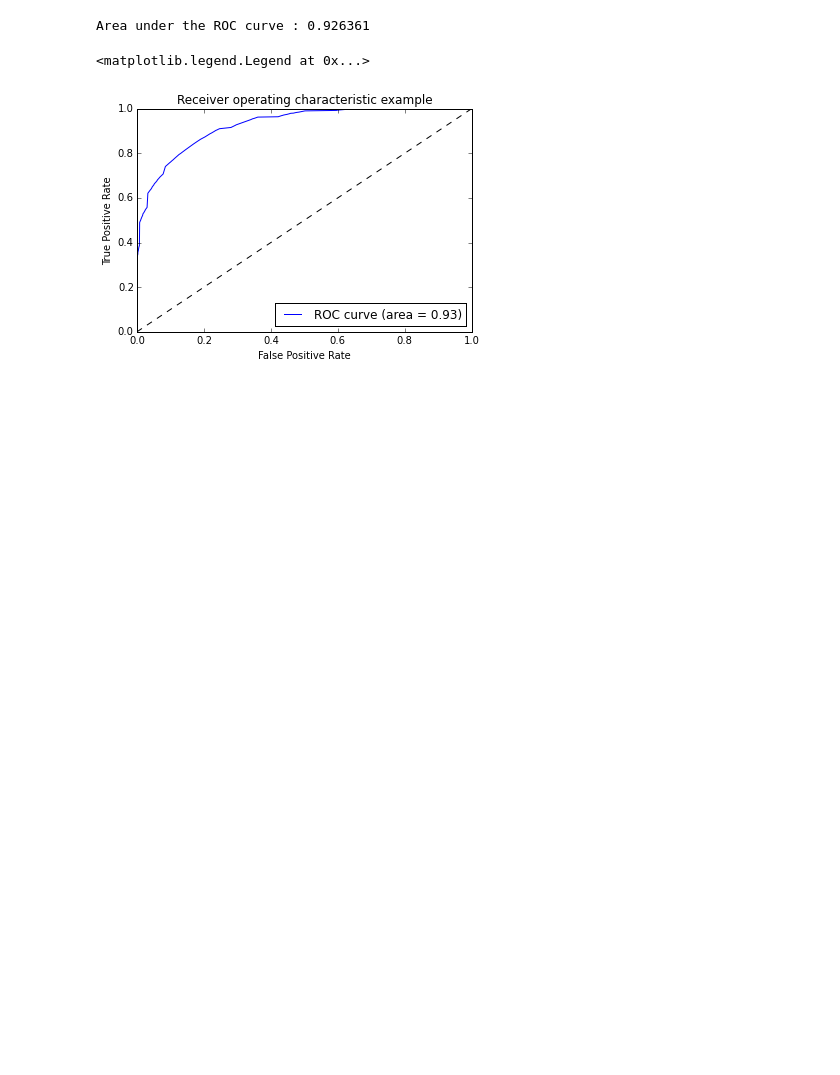
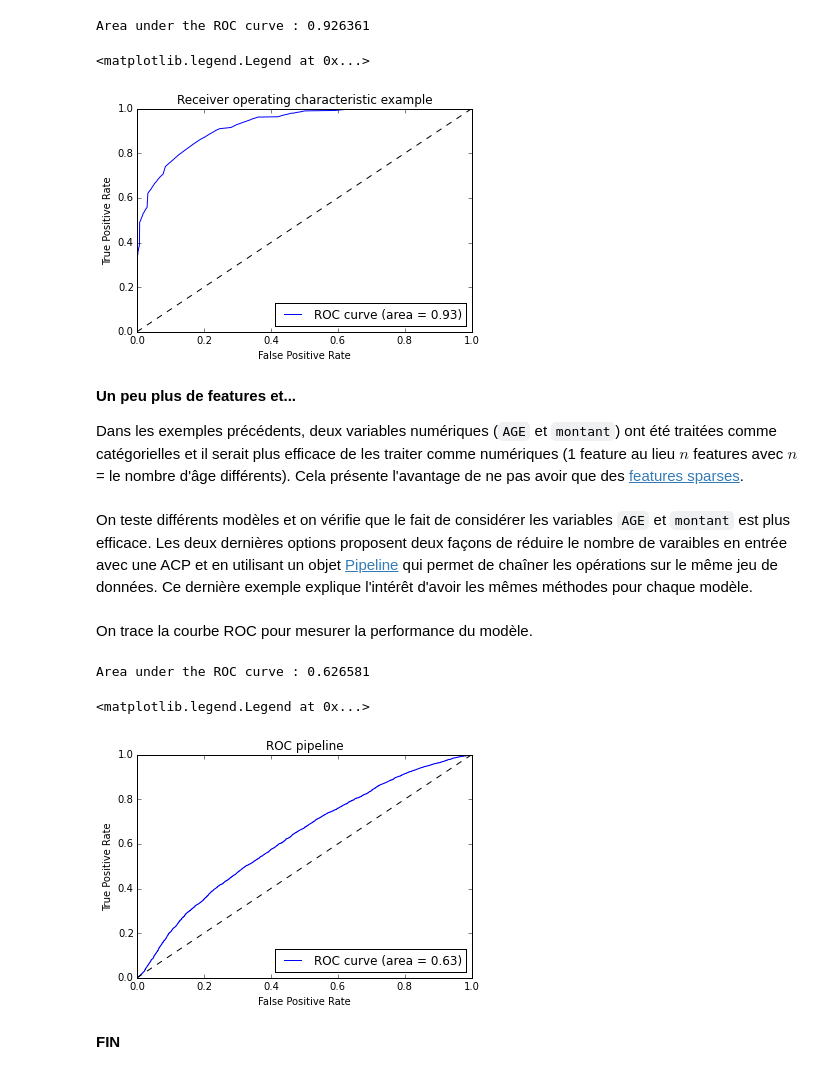
Before and after one commit to sdpython/ensae_teaching_cs, a Jupyter notebook: _doc/notebooks/td2a/td2a_correction_session_3B.ipynb, the cells around one changed output. Drawn from its saved outputs; the diff is of its cells as text; code cells hidden in the pictures; blank space fills up the shorter version.

```diff
--- a/_doc/notebooks/td2a/td2a_correction_session_3B.ipynb
+++ b/_doc/notebooks/td2a/td2a_correction_session_3B.ipynb
@@ -242,3 +242,7 @@ plt.legend(loc="lower right")
 Area under the ROC curve : 0.926361
 <matplotlib.legend.Legend at 0x...>
 [figure]
+# %% [markdown]
+**Un peu plus de features et...**
+
+Dans les exemples précédents, deux variables numériques (``AGE`` et ``montant``) ont été traitées comme catégorielles et il serait plus efficace de les traiter comme numériques (1 feature au lieu $n$ features avec $n$ = le nombre d'âge différents). Cela présente l'avantage de ne pas avoir que des [features sparses](http://en.wikipedia.org/wiki/Sparse_array).
@@ -244,0 +265,49 @@ Area under the ROC curve : 0.926361
+# %% [markdown]
+On teste différents modèles et on vérifie que le fait de considérer les variables ``AGE`` et ``montant`` est plus efficace. Les deux dernières options proposent deux façons de réduire le nombre de varaibles en entrée avec une ACP et en utilisant un objet [Pipeline](http://scikit-learn.org/stable/modules/generated/sklearn.pipeline.Pipeline.html) qui permet de chaîner les opérations sur le même jeu de données. Ce dernière exemple explique l'intérêt d'avoir les mêmes méthodes pour chaque modèle.
+# %%
+model = "pipeline"
+if model == "lda":
+    from sklearn.lda import LDA
+    clf = LDA(n_components=2)
+    clf = clf.fit(a_train, (b_train+1.0).ravel())
+elif model == "tree":
+    from sklearn.tree import DecisionTreeClassifier
+    clf = DecisionTreeClassifier(max_depth=10)
+    clf = clf.fit(a_train, b_train.ravel())
+elif model == "forest":
+    from sklearn.ensemble import RandomForestClassifier
+    clf = RandomForestClassifier()
+    clf = clf.fit(a_train, b_train.ravel())
+elif model=="pipeline":
+    from sklearn.pipeline import Pipeline
+    from sklearn.svm import LinearSVC
+    clf = Pipeline([
+      ('feature_selection', PCA(n_components=10)),
+      ('classification', LDA())
+    ])
+    clf = clf.fit(a_train, b_train.ravel())
+else:
+    raise Exception("unknown model: " + model)
+# %% [markdown]
+On trace la courbe ROC pour mesurer la performance du modèle.
+# %%
+from sklearn.metrics import roc_curve, auc
+probas = clf.predict_proba(a_test)
+fpr, tpr, thresholds = roc_curve(b_test.ravel(), probas[:, 1])
+roc_auc = auc(fpr, tpr)
+print ("Area under the ROC curve : %f" % roc_auc)
+
+plt.plot(fpr, tpr, label='ROC curve (area = %0.2f)' % roc_auc)
+plt.plot([0, 1], [0, 1], 'k--')
+plt.xlim([0.0, 1.0])
+plt.ylim([0.0, 1.0])
+plt.xlabel('False Positive Rate')
+plt.ylabel('True Positive Rate')
+plt.title('ROC ' + model)
+plt.legend(loc="lower right")
+# %% [output]
+Area under the ROC curve : 0.626581
+<matplotlib.legend.Legend at 0x...>
+[figure, added]
+# %% [markdown]
+**FIN**
```
Also changed, not shown: parts of 2 cells of this notebook, 2 other files.
